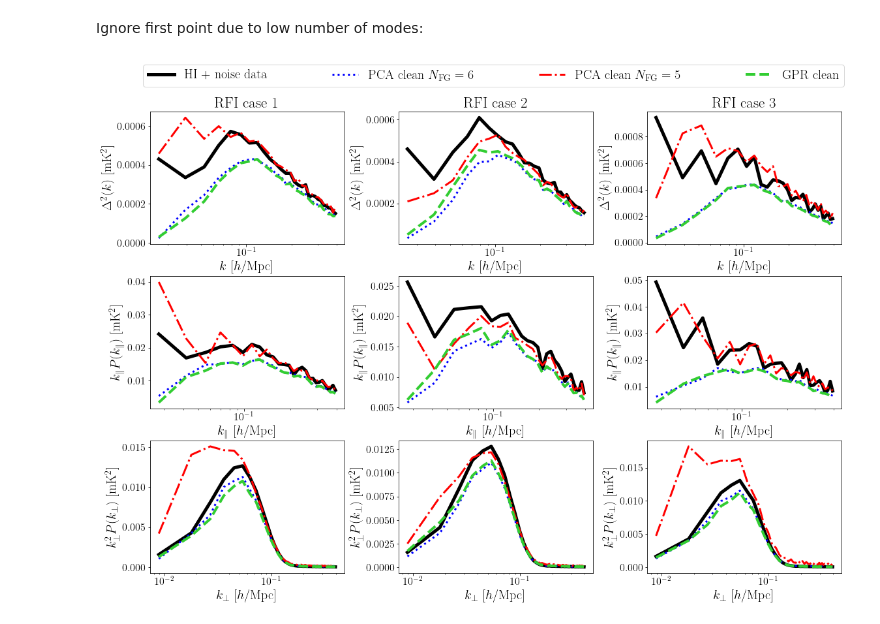
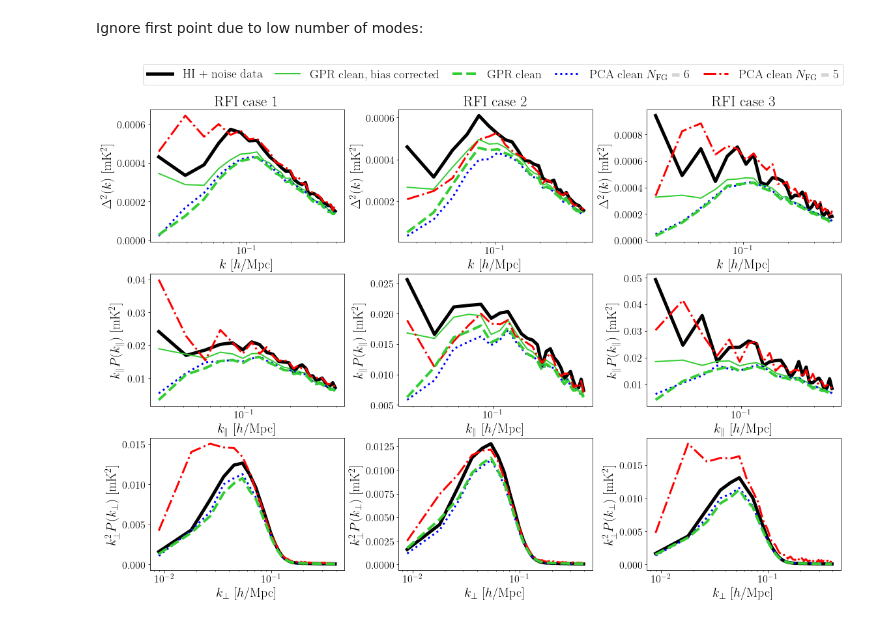
Before and after one commit to paulassoares/gpr4im, a Jupyter notebook: Jupyter Notebooks/Reproducible paper plots/With polarisation (RFI gaps).ipynb, the cells around one changed output. Saved outputs shown, nothing was run; the diff lists cells and outputs as text; code cells hidden in the pictures.

```diff
--- a/Jupyter Notebooks/Reproducible paper plots/With polarisation (RFI gaps).ipynb
+++ b/Jupyter Notebooks/Reproducible paper plots/With polarisation (RFI gaps).ipynb
@@ -203,6 +243,26 @@ gpr_reshape = np.concatenate([gpr_result.res[:, :, 0:57], zeros1, gpr_result.res
 GPR_pk3 = pk.getpk(gpr_reshape,w,W,nx,ny,nz,lx,ly,lz,kbins)[0]
 GPR_pk_para3 = pk.ParaPk(gpr_reshape, nx, ny, nz, lx, ly, lz, kbins_par, w, W)[0]
 GPR_pk_perp3 = pk.PerpPk(gpr_reshape, nx, ny, nz, lx, ly, lz, kbins_perp, w, W)[0]
+# %%
+n_freqs = FGwpol_HI_noise_data_sliced.shape[2]
+mu = np.zeros(n_freqs)# vector of the means, zero
+n_samples = 10
+# Generate n separate samples paths from a Gaussian with mean mu and covariance fg_cov:
+samples = []
+for i in range(n_samples):
+    s = np.random.multivariate_normal(mu, gpr_result.fgcov,
+                                      (FGwpol_HI_noise_data_sliced.shape[0], FGwpol_HI_noise_data_sliced.shape[1]))
+    s = np.concatenate([s[:, :, 0:57], zeros1, s[:, :, 57:114], zeros2,
+                                          s[:, :, 114:171]], axis=2)
+    samples.append(s)
+samples = np.array(samples)
+pk_corr_noPerp3 = []
+pkpar_corr_3 = []
+for s in samples:
+    pk_corr_noPerp3.append(pk.getpk_noPerp(s,w,W,nx,ny,nz,lx,ly,lz,kbins)[0])
+    pkpar_corr_3.append(pk.ParaPk(s, nx, ny, nz, lx, ly, lz, kbins_par, w, W)[0])
+pk_corr_noPerp3 = np.mean(pk_corr_noPerp3, axis=0)
+pkpar_corr_3 = np.mean(pkpar_corr_3, axis=0)
 # %% [markdown]
 Ignore first point due to low number of modes:
 # %%
@@ -211,26 +271,37 @@ HI_pk1, HI_pk2, HI_pk3 = HI_pk1[1:], HI_pk2[1:], HI_pk3[1:]
 PCA6_pk1, PCA6_pk2, PCA6_pk3 = PCA6_pk1[1:], PCA6_pk2[1:], PCA6_pk3[1:]
 PCA5_pk1, PCA5_pk2, PCA5_pk3 = PCA5_pk1[1:], PCA5_pk2[1:], PCA5_pk3[1:]
 GPR_pk1, GPR_pk2, GPR_pk3 = GPR_pk1[1:], GPR_pk2[1:], GPR_pk3[1:]
+pk_corr_noPerp1, pk_corr_noPerp2, pk_corr_noPerp3 = pk_corr_noPerp1[1:], pk_corr_noPerp2[1:], pk_corr_noPerp3[1:]
 # %%
 kpar = kpar[1:]
 HI_pk_para1, HI_pk_para2, HI_pk_para3 = HI_pk_para1[1:], HI_pk_para2[1:], HI_pk_para3[1:]
 GPR_pk_para1, GPR_pk_para2, GPR_pk_para3 = GPR_pk_para1[1:], GPR_pk_para2[1:], GPR_pk_para3[1:]
 PCA6_pk_para1, PCA6_pk_para2, PCA6_pk_para3 = PCA6_pk_para1[1:], PCA6_pk_para2[1:], PCA6_pk_para3[1:]
 PCA5_pk_para1, PCA5_pk_para2, PCA5_pk_para3 = PCA5_pk_para1[1:], PCA5_pk_para2[1:], PCA5_pk_para3[1:]
+pkpar_corr_1, pkpar_corr_2, pkpar_corr_3 = pkpar_corr_1[1:], pkpar_corr_2[1:], pkpar_corr_3[1:]
+# %%
+GPR_pk1_bias = GPR_pk1 + pk_corr_noPerp1
+GPR_pk2_bias = GPR_pk2 + pk_corr_noPerp2
+GPR_pk3_bias = GPR_pk3 + pk_corr_noPerp3
+GPR_pk_para1_bias = GPR_pk_para1 + pkpar_corr_1
+GPR_pk_para2_bias = GPR_pk_para2 + pkpar_corr_2
+GPR_pk_para3_bias = GPR_pk_para3 + pkpar_corr_3
 # %%
 fig, ((ax1, ax3, ax5), (ax2, ax4, ax6), (ax7, ax8, ax9)) = plt.subplots(nrows=3, ncols=3, figsize=(19,13))
 fig.subplots_adjust(hspace=0.24, wspace=0.28)
 
 ax1.plot(k, (k*k*k*HI_pk1)/(2*np.pi*np.pi), ls='solid', c='k', lw=5, label = r'HI + noise data')
+ax1.plot(k, (k*k*k*GPR_pk1_bias)/(2*np.pi*np.pi), ls='solid', c='limegreen', lw=2, label = r'GPR clean, bias corrected')
 ax1.plot(k, (k*k*k*PCA6_pk1)/(2*np.pi*np.pi), ls='dotted',c='b', lw=3)
 ax1.plot(k, (k*k*k*PCA5_pk1)/(2*np.pi*np.pi), ls='dashdot',c='r', lw=3)
-ax1.plot(k, (k*k*k*GPR_pk1)/(2*np.pi*np.pi), ls='dashed', c='limegreen', lw=4)
+ax1.plot(k, (k*k*k*GPR_pk1)/(2*np.pi*np.pi), ls='dashed', c='limegreen', lw=4, label = r'GPR clean')
 ax1.set_title('RFI case 1', fontsize = 23)
 ax1.set_xscale('log')
 ax1.set_xlabel('$k$ [$h$/Mpc]', fontsize=20)
 ax1.set_ylabel('$\Delta^2 (k)$ [mK$^2$]', fontsize=20)
 
 ax2.plot(kpar, kpar*HI_pk_para1, ls='solid',c='k', lw=5)
+ax2.plot(kpar, kpar*GPR_pk_para1_bias, ls='solid', c='limegreen', lw=2)
 ax2.plot(kpar, kpar*PCA6_pk_para1, ls='dotted',c='b', lw=3)
 ax2.plot(kpar, kpar*PCA5_pk_para1, ls='dashdot',c='r', lw=3)
 ax2.plot(kpar, kpar*GPR_pk_para1, ls='dashed', c='limegreen', lw=4)
@@ -239,6 +310,7 @@ ax2.set_xlabel('$k_\parallel$ [$h$/Mpc]', fontsize=20)
 ax2.set_ylabel('$k_\parallel P(k_\parallel)$ [mK$^2$]', fontsize=20)
 
 ax3.plot(k, (k*k*k*HI_pk2)/(2*np.pi*np.pi), ls='solid', c='k', lw=5)
+ax3.plot(k, (k*k*k*GPR_pk2_bias)/(2*np.pi*np.pi), ls='solid', c='limegreen', lw=2)
 ax3.plot(k, (k*k*k*PCA6_pk2)/(2*np.pi*np.pi), ls='dotted',c='b', lw=3, label = r'PCA clean $N_{\rm FG} = 6$')
 ax3.plot(k, (k*k*k*PCA5_pk2)/(2*np.pi*np.pi), ls='dashdot',c='r', lw=3)
 ax3.plot(k, (k*k*k*GPR_pk2)/(2*np.pi*np.pi), ls='dashed', c='limegreen', lw=4)
@@ -248,6 +320,7 @@ ax3.set_xscale('log')
 ax3.set_ylabel('$\Delta^2 (k)$ [mK$^2$]', fontsize=20)
 
 ax4.plot(kpar, kpar*HI_pk_para2, ls='solid',c='k', lw=5)
+ax4.plot(kpar, kpar*GPR_pk_para2_bias, ls='solid', c='limegreen', lw=2)
 ax4.plot(kpar, kpar*PCA6_pk_para2, ls='dotted',c='b', lw=3)
 ax4.plot(kpar, kpar*PCA5_pk_para2, ls='dashdot',c='r', lw=3)
 ax4.plot(kpar, kpar*GPR_pk_para2, ls='dashed', c='limegreen', lw=4)
@@ -256,15 +329,17 @@ ax4.set_xlabel('$k_\parallel$ [$h$/Mpc]', fontsize=20)
 ax4.set_ylabel('$k_\parallel P(k_\parallel)$ [mK$^2$]', fontsize=20)
 
 ax5.plot(k, (k*k*k*HI_pk3)/(2*np.pi*np.pi), ls='solid', c='k', lw=5)
+ax5.plot(k, (k*k*k*GPR_pk3_bias)/(2*np.pi*np.pi), ls='solid', c='limegreen', lw=2)
 ax5.plot(k, (k*k*k*PCA6_pk3)/(2*np.pi*np.pi), ls='dotted',c='b', lw=3)
 ax5.plot(k, (k*k*k*PCA5_pk3)/(2*np.pi*np.pi), ls='dashdot',c='r', lw=3, label = r'PCA clean $N_{\rm FG} = 5$')
-ax5.plot(k, (k*k*k*GPR_pk3)/(2*np.pi*np.pi), ls='dashed', c='limegreen', lw=4, label = r'GPR clean')
+ax5.plot(k, (k*k*k*GPR_pk3)/(2*np.pi*np.pi), ls='dashed', c='limegreen', lw=4)
 ax5.set_title('RFI case 3', fontsize = 23)
 ax5.set_xlabel('$k$ [$h$/Mpc]', fontsize=20)
 ax5.set_xscale('log')
 ax5.set_ylabel('$\Delta^2 (k)$ [mK$^2$]', fontsize=20)
 
 ax6.plot(kpar, kpar*HI_pk_para3, ls='solid',c='k', lw=5)
+ax6.plot(kpar, kpar*GPR_pk_para3_bias, ls='solid', c='limegreen', lw=2)
 ax6.plot(kpar, kpar*PCA6_pk_para3, ls='dotted',c='b', lw=3)
 ax6.plot(kpar, kpar*PCA5_pk_para3,ls='dashdot',c='r', lw=3)
 ax6.plot(kpar, kpar*GPR_pk_para3, ls='dashed', c='limegreen', lw=4)
@@ -272,32 +347,32 @@ ax6.set_xscale('log')
 ax6.set_xlabel('$k_\parallel$ [$h$/Mpc]', fontsize=20)
 ax6.set_ylabel('$k_\parallel P(k_\parallel)$ [mK$^2$]', fontsize=20)
 
 ax7.plot(kperp, kperp*kperp*HI_pk_perp1, ls='solid',c='k', lw=5)
 ax7.plot(kperp, kperp*kperp*PCA6_pk_perp1, ls='dotted',c='b', lw=3)
 ax7.plot(kperp, kperp*kperp*PCA5_pk_perp1, ls='dashdot',c='r', lw=3)
 ax7.plot(kperp, kperp*kperp*GPR_pk_perp1, ls='dashed', c='limegreen', lw=4)
 ax7.set_xscale('log')
 ax7.set_xlabel('$k_\perp$ [$h$/Mpc]', fontsize=20)
 ax7.set_ylabel('$k_\perp^2 P(k_\perp)$ [mK$^2$]', fontsize=20)
 
 ax8.plot(kperp, kperp*kperp*HI_pk_perp2, ls='solid',c='k', lw=5)
 ax8.plot(kperp, kperp*kperp*PCA6_pk_perp2, ls='dotted',c='b', lw=3)
 ax8.plot(kperp, kperp*kperp*PCA5_pk_perp2, ls='dashdot',c='r', lw=3)
 ax8.plot(kperp, kperp*kperp*GPR_pk_perp2, ls='dashed', c='limegreen', lw=4)
 ax8.set_xscale('log')
 ax8.set_xlabel('$k_\perp$ [$h$/Mpc]', fontsize=20)
 ax8.set_ylabel('$k_\perp^2 P(k_\perp)$ [mK$^2$]', fontsize=20)
 
 ax9.plot(kperp, kperp*kperp*HI_pk_perp3, ls='solid',c='k', lw=5)
 ax9.plot(kperp, kperp*kperp*PCA6_pk_perp3, ls='dotted',c='b', lw=3)
 ax9.plot(kperp, kperp*kperp*PCA5_pk_perp3, ls='dashdot',c='r', lw=3)
 ax9.plot(kperp, kperp*kperp*GPR_pk_perp3, ls='dashed', c='limegreen', lw=4)
 ax9.set_xscale('log')
 ax9.set_xlabel('$k_\perp$ [$h$/Mpc]', fontsize=20)
 ax9.set_ylabel('$k_\perp^2 P(k_\perp)$ [mK$^2$]', fontsize=20)
 
-fig.legend(bbox_to_anchor=(0.11, 0.91, 0.8, 0), loc="lower left", mode="expand", ncol=4, fontsize=20)
+fig.legend(bbox_to_anchor=(0.11, 0.91, 0.8, 0), loc="lower left", mode="expand", ncol=5, fontsize=19)
 
 #plt.savefig('figs/pks_rfi', dpi=300, bbox_inches="tight")
 # %% [output]
-[figure, old version]
+[figure, new version]
```
Also changed, not shown: parts of 3 cells of this notebook, 9 other files.
